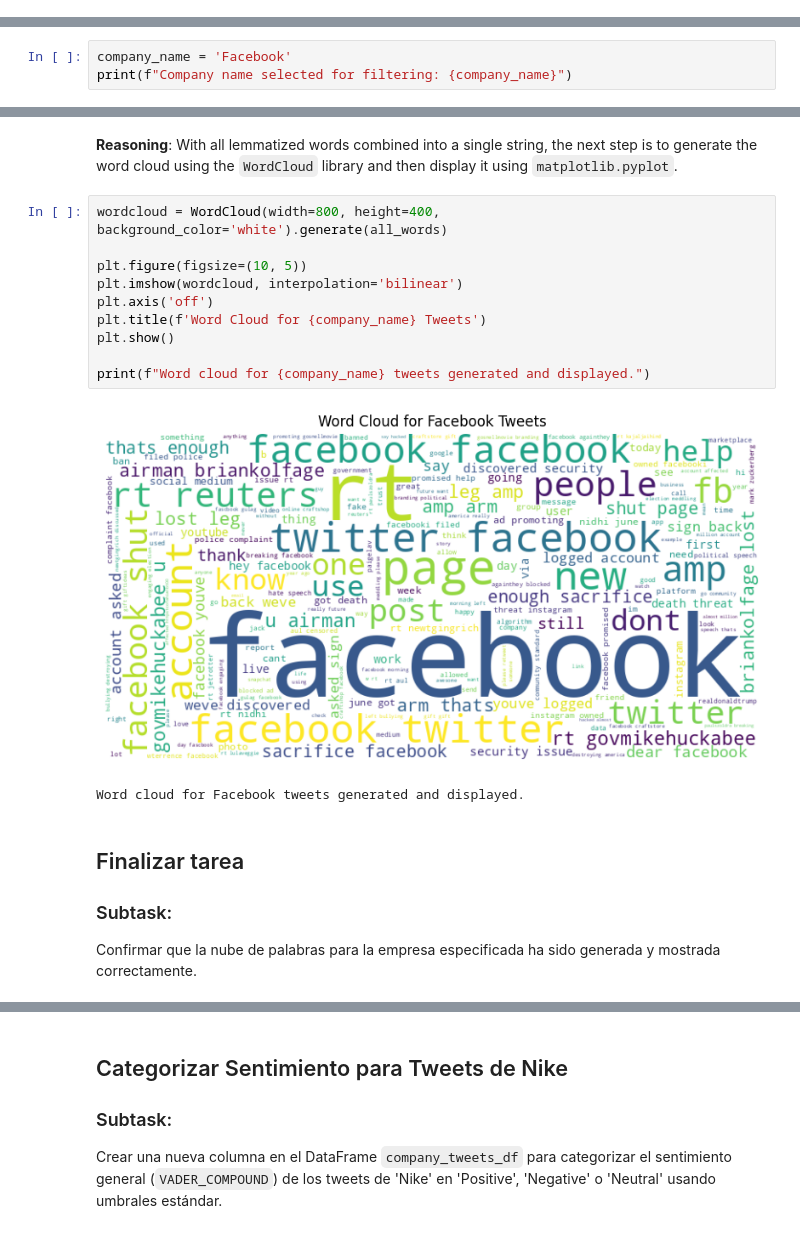
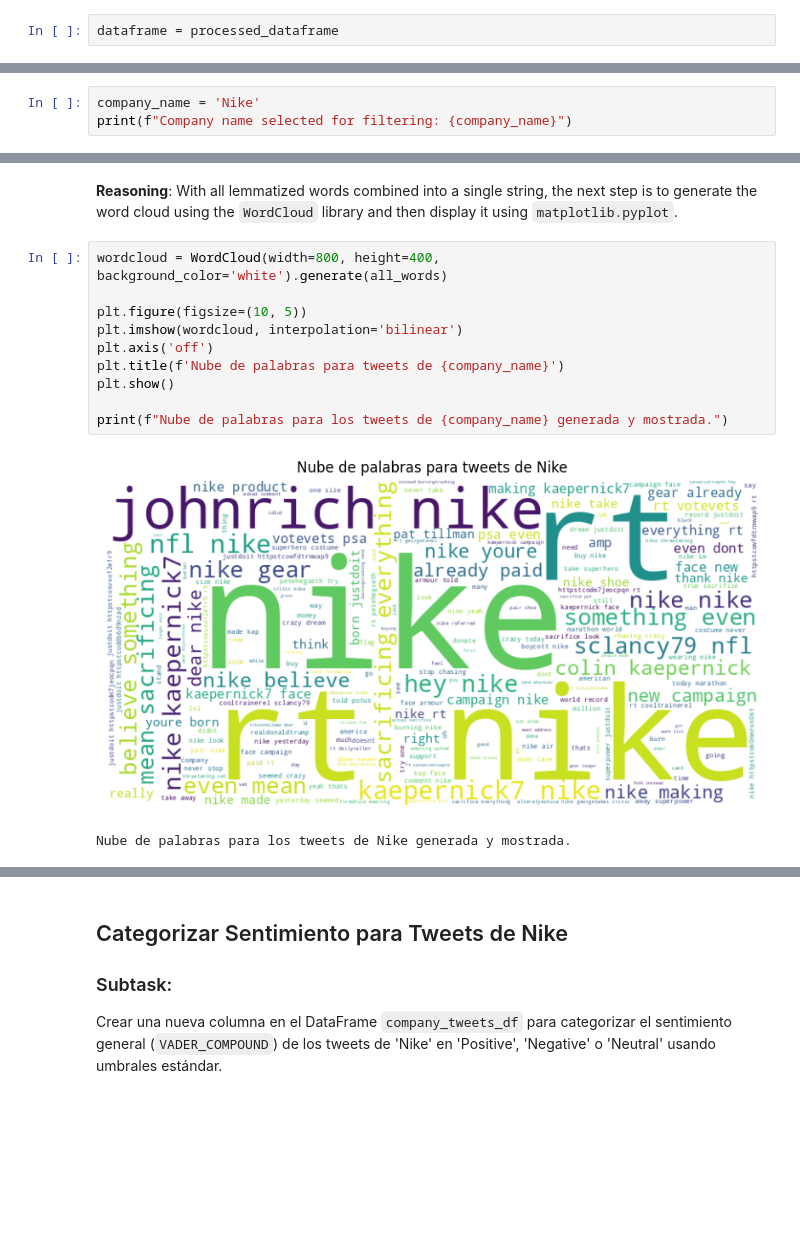
Before and after one commit to Mart1n2015/CODERHOUSE-DSIII, a Jupyter notebook: TRABAJO MARTIN CERIOLI .ipynb, the cells around one changed output, grey strips where cells are left out. Saved outputs shown, nothing was run; the diff lists cells and outputs as text; blank space fills up the shorter version.

```diff
--- a/TRABAJO MARTIN CERIOLI .ipynb
+++ b/TRABAJO MARTIN CERIOLI .ipynb
@@ -373,0 +345,2 @@ The subtask requires defining a variable with the company name to be filtered. I
+# %%
+dataframe = processed_dataframe
@@ -374,4 +349,4 @@ The subtask requires defining a variable with the company name to be filtered. I
 # %%
-company_name = 'Facebook'
+company_name = 'Nike'
 print(f"Company name selected for filtering: {company_name}")
 # %% [output]
@@ -411,18 +380,13 @@ With all lemmatized words combined into a single string, the next step is to gen
 # %%
 wordcloud = WordCloud(width=800, height=400, background_color='white').generate(all_words)
 
 plt.figure(figsize=(10, 5))
 plt.imshow(wordcloud, interpolation='bilinear')
 plt.axis('off')
-plt.title(f'Word Cloud for {company_name} Tweets')
+plt.title(f'Nube de palabras para tweets de {company_name}')
 plt.show()
 
-print(f"Word cloud for {company_name} tweets generated and displayed.")
+print(f"Nube de palabras para los tweets de {company_name} generada y mostrada.")
 # %% [output]
-[figure, old version]
+[figure, new version]
-Word cloud for Facebook tweets generated and displayed.
+Nube de palabras para los tweets de Nike generada y mostrada.
-# %% [markdown]
-## Finalizar tarea
-
-### Subtask:
-Confirmar que la nube de palabras para la empresa especificada ha sido generada y mostrada correctamente.
```
Also changed, not shown: parts of 41 cells of this notebook.
